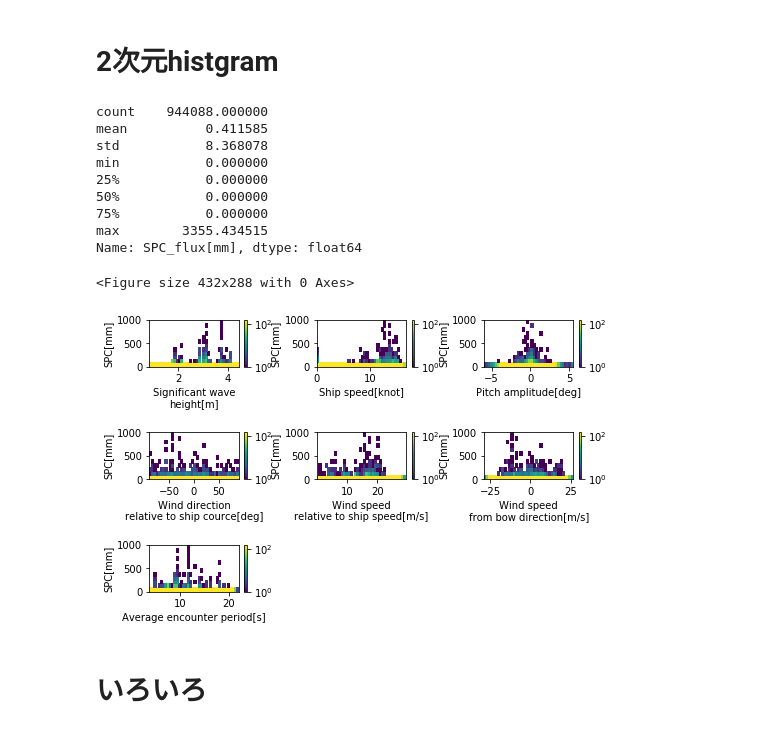
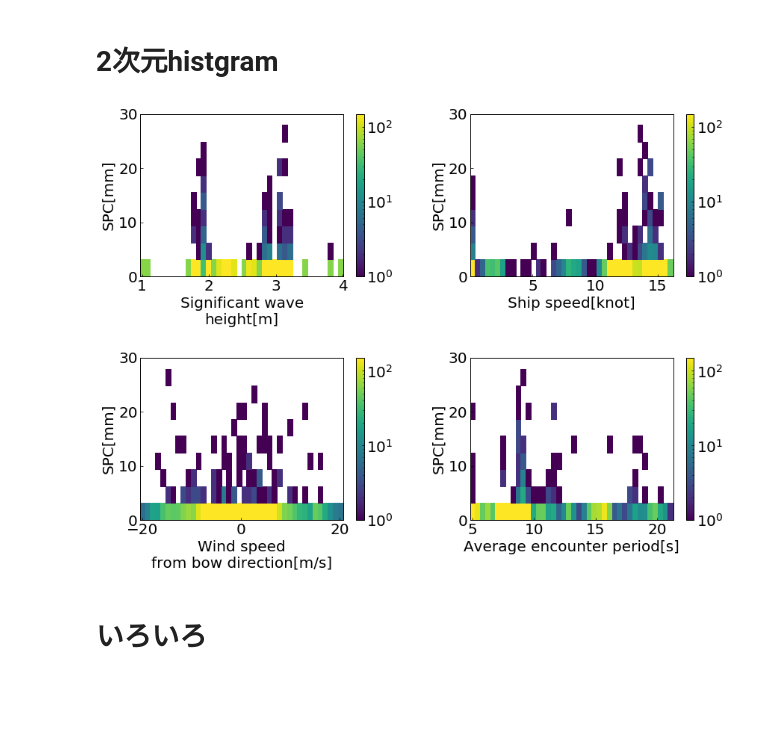
Before and after one commit to supikiti/soturon, a Jupyter notebook: data_visualization.ipynb, the cells around one changed output. Drawn from its saved outputs; the diff is of its cells as text; code cells hidden in the pictures; blank space fills up the shorter version.

```diff
--- a/data_visualization.ipynb
+++ b/data_visualization.ipynb
@@ -11,5 +11,3 @@ from librosa.core.spectrum import _spectrogram
 # %%
 # load data
 df_resampled = pd.read_pickle("./data_for_modeling.pickle")
-# %%
-df_resampled = df_resampled[df_resampled['tp'] < (0.01 / 1000) / 3600]
@@ -67,0 +79,7 @@ print(len(df_copy), len(df_copy[df_copy['label'] != 0.0]), len(df_copy[df_copy['
+# %%
+for_modeling = ['swh', 'relative_wind_y', 'Speed[knot]', 'encounter cycle', 'Relative wind speed[m/s]']
+#for_modeling.extend([i+1 for i in range(30)])
+tmp = copy.deepcopy(for_modeling)
+tmp.extend(["SPC_flux[mm]", "tp"])
+df_copy = fix_df(df_resampled, th_spc, tmp)
+#plot_graph(df_copy, "SPC_flux[mm]", "Time[minute]", "Flux[mm]", "jare60_spc_after_reduced.png")
@@ -111,45 +149,46 @@ draw_1dhist_test(df_resampled, for_hist_list, for_hist_name, hist_path)
 # 2次元histgram
 # %%
 spc_data = df_resampled['SPC_flux[mm]']
-for_2dhist_plot = [ 'Significant wave\nheight[m]', 'Ship speed[knot]', 'Pitch amplitude[deg]',
-                     'Wind direction\nrelative to ship cource[deg]', 'Wind speed\nrelative to ship speed[m/s]', 'Wind speed\nfrom bow direction[m/s]',
+for_2dhist_plot = [ 'Significant wave\nheight[m]', 'Ship speed[knot]',
+                      'Wind speed\nfrom bow direction[m/s]',
                           'Average encounter period[s]']
-extracted_data = ['swh', 'Speed[knot]', 'ピッチ (度)', 'Relative_wind_direction[deg]',
-                           'Relative wind speed[m/s]', 'relative_wind_y', 'encounter cycle']
+extracted_data = ['swh', 'Speed[knot]',
+                            'relative_wind_y', 'encounter cycle']
-# %%
-df_resampled['SPC_flux[mm]'].describe()
-# %% [output]
-count    944088.000000
-mean          0.411585
-std           8.368078
-min           0.000000
-25%           0.000000
-50%           0.000000
-75%           0.000000
-max        3355.434515
-Name: SPC_flux[mm], dtype: float64
+# %%
+plt.rcParams['font.family'] = 'Times New Roman' # font familyの設定
+plt.rcParams['mathtext.fontset'] = 'stix' # math fontの設定
+plt.rcParams["font.size"] = 20 # 全体のフォントサイズが変更されます。
+plt.rcParams['xtick.labelsize'] = 20 # 軸だけ変更されます。
+plt.rcParams['ytick.labelsize'] = 20 # 軸だけ変更されます
+
+plt.rcParams['xtick.direction'] = 'in' # x axis in
+plt.rcParams['ytick.direction'] = 'in' # y axis in
+plt.rcParams['axes.linewidth'] = 1.0 # axis line width
+plt.rcParams['axes.grid'] = True # make gridams['font.family'] = 'Times New Roman' # font familyの設定
+plt.rcParams['mathtext.fontset'] = 'stix' # math fontの設定
+plt.rcParams["font.size"] = 15 # 全体のフォントサイズが変更されます。
+plt.rcParams['xtick.labelsize'] = 20 # 軸だけ変更されます。
+plt.rcParams['ytick.labelsize'] = 20 # 軸だけ変更されます
 # %%
 from matplotlib import rcParams,colors
 
 num=2
-plt.subplots_adjust(wspace=0.2, hspace=13)
 rcParams.update({'font.size': 10})
-fig = plt.figure(figsize=(8, 5), facecolor='w', edgecolor='k')
+fig = plt.figure(figsize=(14, 10), facecolor='w', edgecolor='k')
 
 for i, col in enumerate(extracted_data):
-    plt.subplot(3, 3, i+1)
-    plt.subplots_adjust(wspace=0.5, hspace=1.4)
+    plt.subplot(2, 2, i+1)
+    plt.subplots_adjust(wspace=0.3, hspace=0.5)
     plt.hist2d(df_resampled[col], spc_data,
                    bins=40, norm=colors.LogNorm(vmin=1, vmax=150))
-    plt.xlabel(for_2dhist_plot[i])
-    plt.ylabel('SPC[mm]')
+    plt.xlabel(for_2dhist_plot[i], fontsize=20)
+    plt.ylabel('SPC[mm]', fontsize=20)
+    plt.ylim([0, 30])
     plt.colorbar()
-    plt.ylim([0, 1000])
 plt.savefig("./2dhist_shirase.png")
 plt.show()
 # %% [output]
-<Figure size 432x288 with 0 Axes>
-[figure, old version]
+[figure, new version]
 # %%
 df_resampled.to_csv('data.csv', sep='\t')
 # %% [markdown]
```
Also changed, not shown: parts of 9 cells of this notebook, 38 other files.
